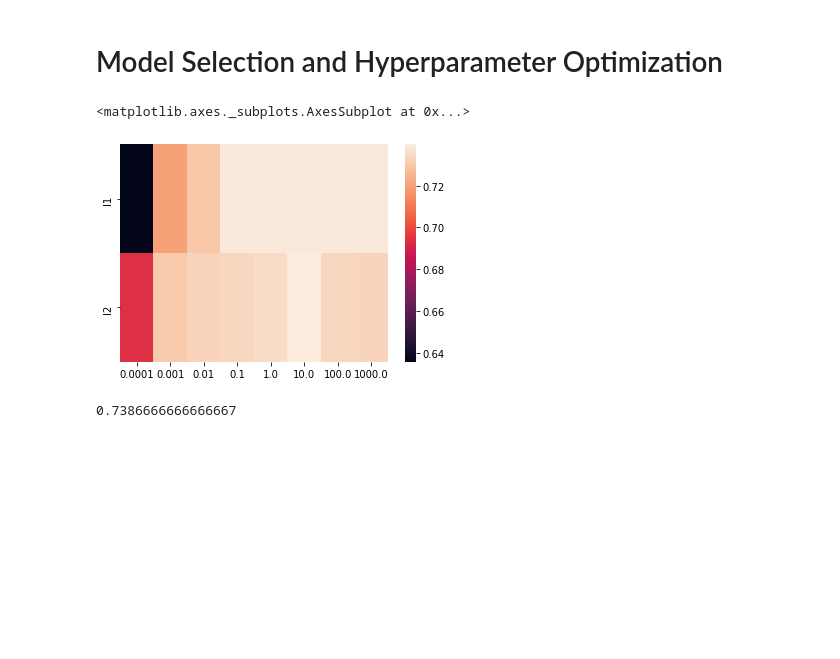
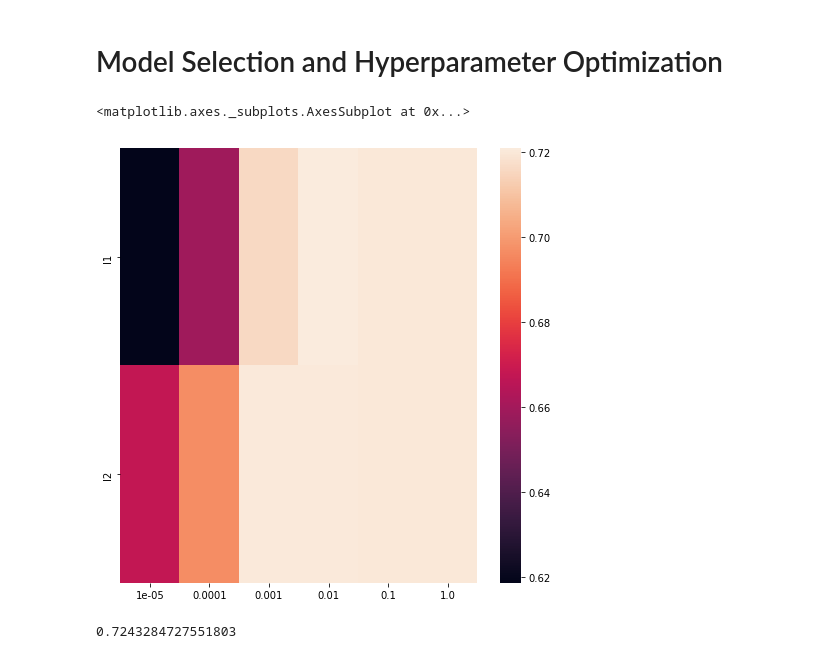
Before and after one commit to hyphaebeast/debugging-data-science, a Jupyter notebook: notebooks/airbnb_churn.ipynb, the cells around one changed output. Cells and saved outputs as stored; diff of their text form; code cells hidden in the pictures; blank space fills up the shorter version.

```diff
--- a/notebooks/airbnb_churn.ipynb
+++ b/notebooks/airbnb_churn.ipynb
@@ -88,8 +131,8 @@ Name: churn, dtype: int64
 # %% [markdown]
 ## Class Imbalance
 # %%
-down_sample = df[df.churn == False].sample(30000)
-sub_sample = pd.concat([down_sample, df[df.churn == True].sample(30000)])
+down_sample = df[df.churn == False].sample(32575)
+sub_sample = pd.concat([down_sample, df[df.churn == True].sample(32575)])
 # %%
 sub_sample.churn.value_counts()
 # %% [output]
@@ -98,7 +141,10 @@ False    30000
 Name: churn, dtype: int64
 # %%
 labels = sub_sample.churn
-features = sub_sample.drop('churn', axis=1)
+drop_columns = ['host_response_time',
+                'calendar_updated',
+                'days_since_last_review', 'churn']
+features = sub_sample.drop(drop_columns, axis=1)
 feature_matrix = pd.get_dummies(features).as_matrix()
 # %%
 X_train, X_test, y_train, y_test = train_test_split(feature_matrix, labels, test_size=0.3)
@@ -335,20 +526,21 @@ X_train, X_test, y_train, y_test = train_test_split(feature_matrix, labels, test
 # %%
 # See also https://scikit-learn.org/stable/modules/grid_search.html
 
-scores = np.zeros((2, 8))
+scores = np.zeros((2, 6))
 penalties = ['l1', 'l2']
-regularization = [0.0001, 0.001, 0.01, 0.1, 1.0, 10.0, 100.0, 1000.0]
+regularization = [0.00001, 0.0001, 0.001, 0.01, 0.1, 1.0]
 
 for i, penalty in enumerate(penalties):
     for j, C in enumerate(regularization):
-        clf = LogisticRegression(penalty=penalty, C=C, solver='liblinear')
+        clf = LogisticRegression(penalty=penalty, C=C,  solver='liblinear', max_iter=1500)
 
         scores[i, j] = cross_val_score(clf, X_train, y_train, cv=5).mean()
 # %%
+plt.figure(figsize=(8,8))
 sns.heatmap(scores, xticklabels=regularization, yticklabels=penalties)
 # %% [output]
 <matplotlib.axes._subplots.AxesSubplot at 0x...>
-[figure, old version]
+[figure, new version]
 # %%
 # Prefer L1 for sparsity constraints
 scores[0].argmax()
@@ -362,4 +554,4 @@ clf.fit(X_train, y_train)
 # Evaluate on Holdout set
 print(clf.score(X_test, y_test))
 # %% [output]
-0.7386666666666667
+0.7243284727551803
```
Also changed, not shown: parts of 49 cells of this notebook.
